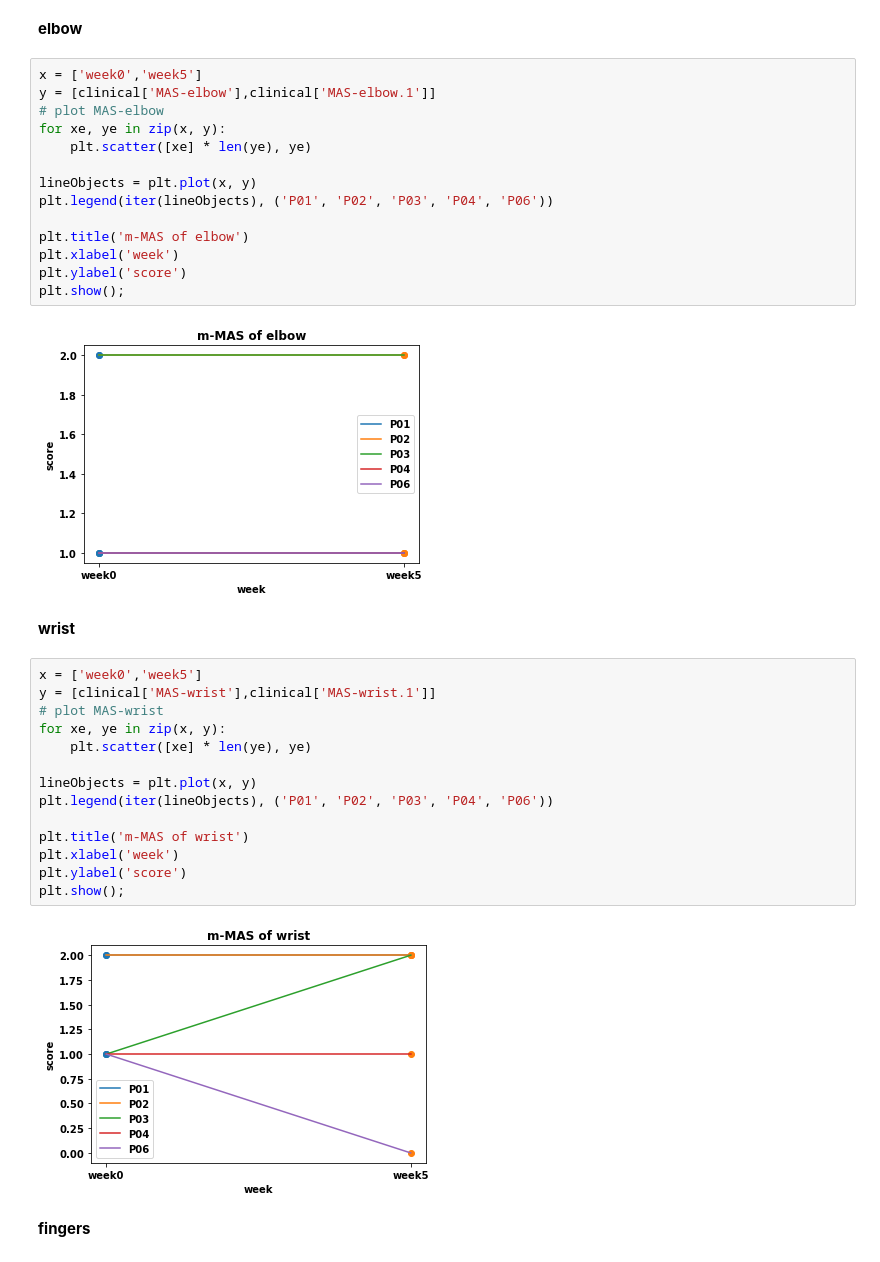
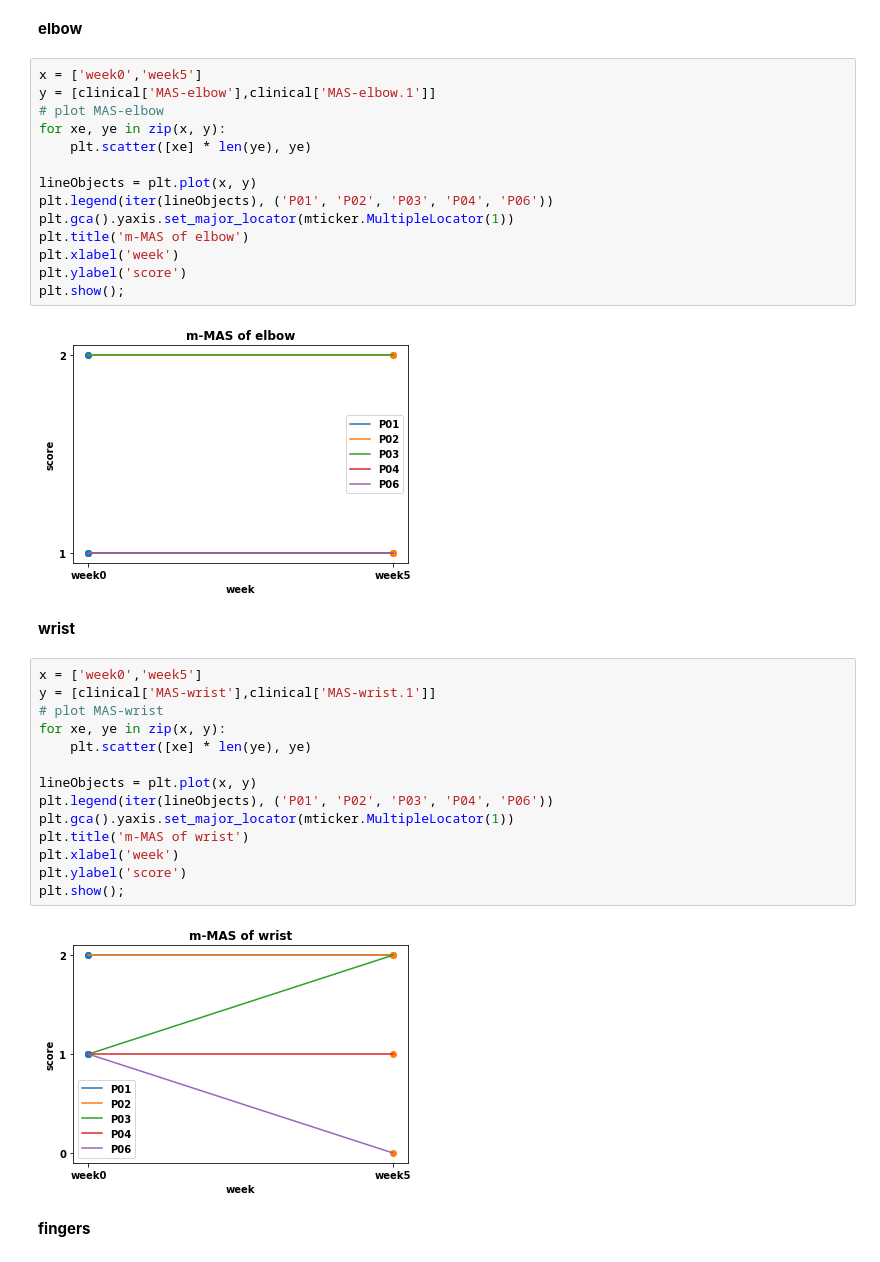
Before and after one commit to doscsy12/robotic_hometherapy, a Jupyter notebook: EDA_K_f.ipynb, the cells around one changed output. Drawn from its saved outputs; the diff is of its cells as text.

```diff
--- a/EDA_K_f.ipynb
+++ b/EDA_K_f.ipynb
@@ -304,31 +304,31 @@ for xe, ye in zip(x, y):
 
 lineObjects = plt.plot(x, y)
 plt.legend(iter(lineObjects), ('P01', 'P02', 'P03', 'P04', 'P06'))
-
+plt.gca().yaxis.set_major_locator(mticker.MultipleLocator(1))
 plt.title('m-MAS of elbow')
 plt.xlabel('week')
 plt.ylabel('score')
 plt.show();
 # %% [output]
-[figure, old version]
+[figure, new version]
 # %% [markdown]
 **wrist**
 # %%
 x = ['week0','week5']
 y = [clinical['MAS-wrist'],clinical['MAS-wrist.1']]
 # plot MAS-wrist
 for xe, ye in zip(x, y):
     plt.scatter([xe] * len(ye), ye)
 
 lineObjects = plt.plot(x, y)
 plt.legend(iter(lineObjects), ('P01', 'P02', 'P03', 'P04', 'P06'))
-
+plt.gca().yaxis.set_major_locator(mticker.MultipleLocator(1))
 plt.title('m-MAS of wrist')
 plt.xlabel('week')
 plt.ylabel('score')
 plt.show();
 # %% [output]
-[figure, old version]
+[figure, new version]
 # %% [markdown]
 **fingers**
 # %%
```
Also changed, not shown: parts of 2 cells of this notebook.
